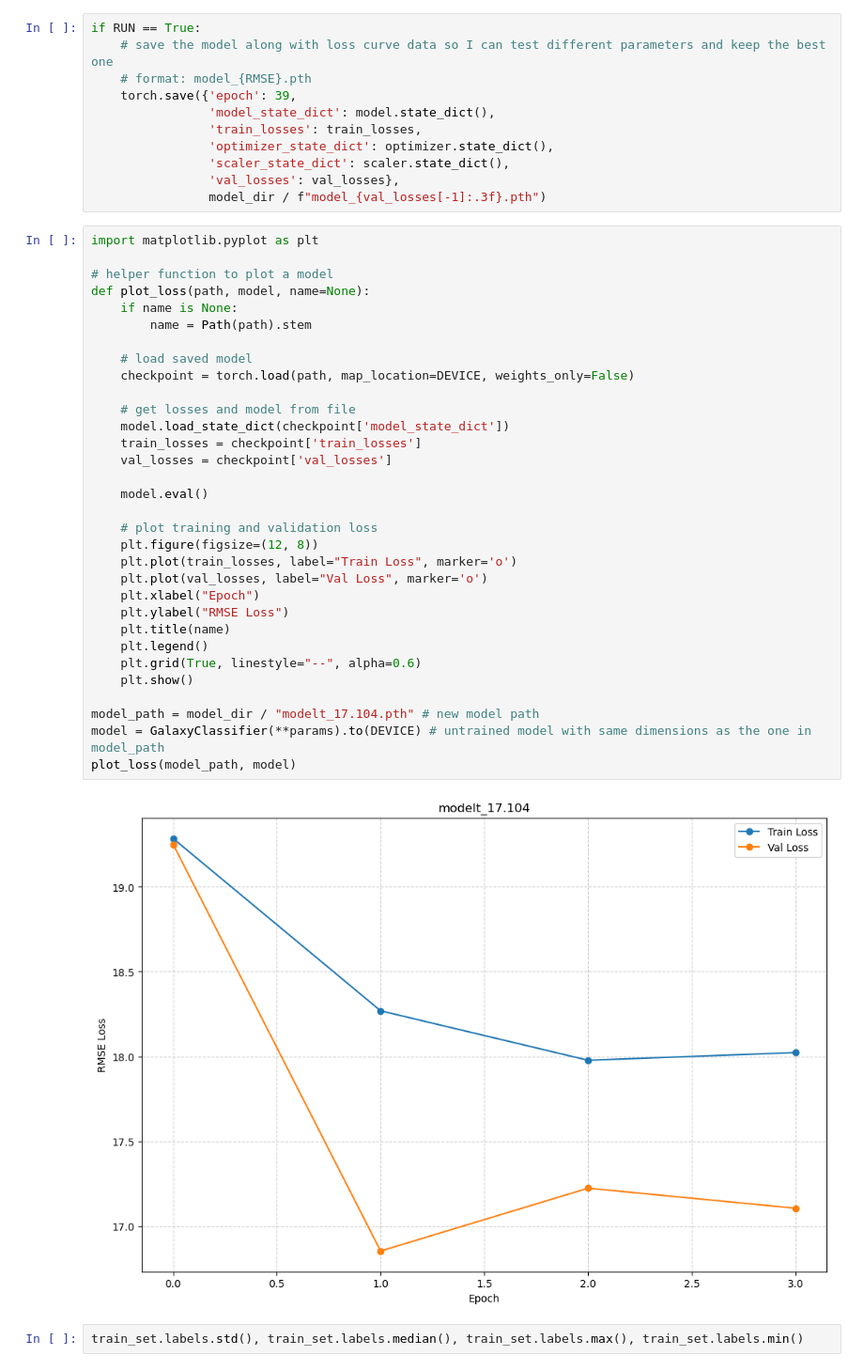
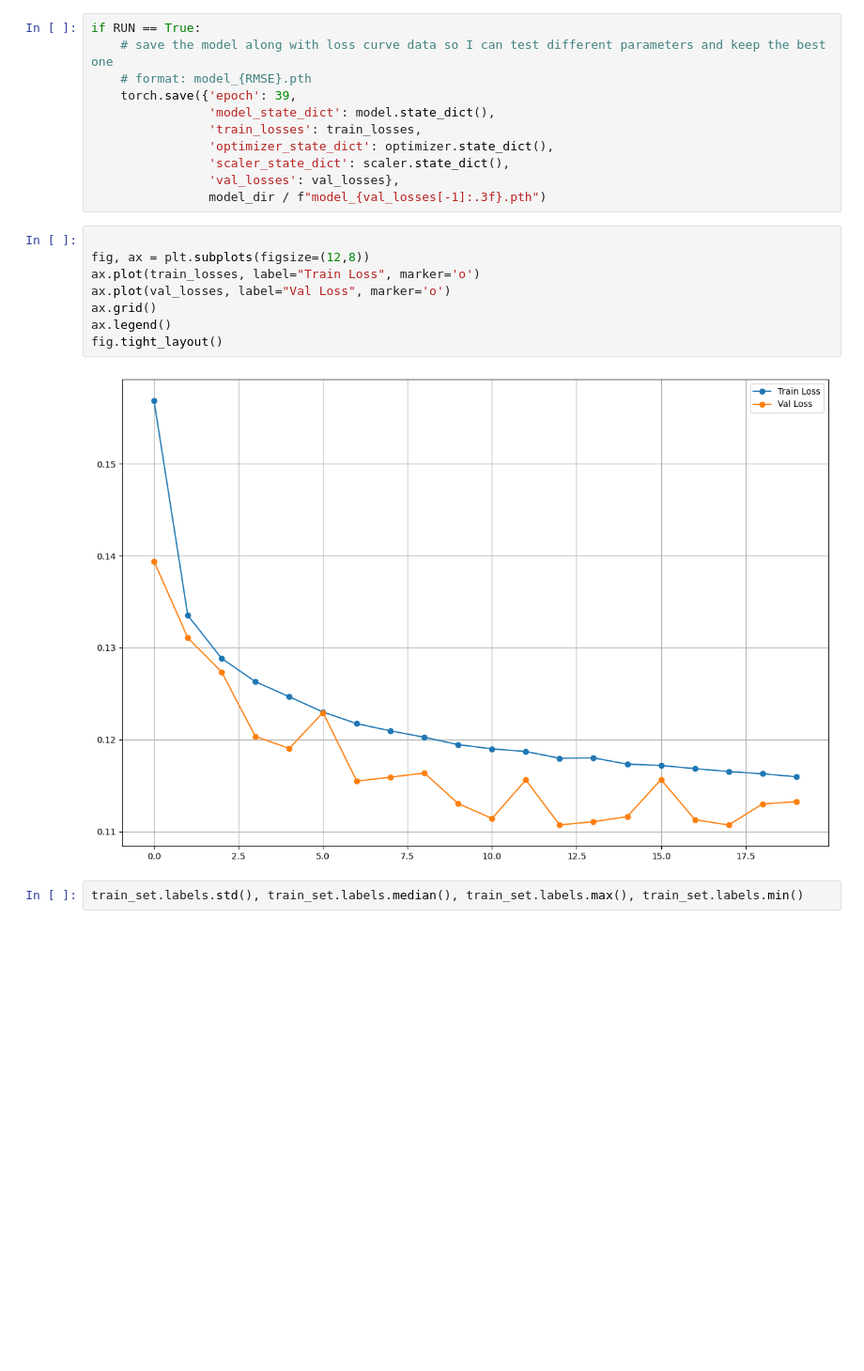
Before and after one commit to hartysimon-sketch/Galaxy-Classifier, a Jupyter notebook: Summer Research/train_test.ipynb, the cells around one changed output. Shown at 94% size. Saved outputs shown, nothing was run; the diff lists cells and outputs as text; blank space fills up the shorter version.

```diff
--- a/Summer Research/train_test.ipynb
+++ b/Summer Research/train_test.ipynb
@@ -250,40 +251,16 @@ if RUN == True:
                 'scaler_state_dict': scaler.state_dict(),
                 'val_losses': val_losses},
                 model_dir / f"model_{val_losses[-1]:.3f}.pth")
-# %%
-import matplotlib.pyplot as plt
-
-# helper function to plot a model
-def plot_loss(path, model, name=None):
-    if name is None:
-        name = Path(path).stem
-
-    # load saved model
-    checkpoint = torch.load(path, map_location=DEVICE, weights_only=False)
-
-    # get losses and model from file
-    model.load_state_dict(checkpoint['model_state_dict'])
-    train_losses = checkpoint['train_losses']
-    val_losses = checkpoint['val_losses']
-
-    model.eval()
-
-    # plot training and validation loss
-    plt.figure(figsize=(12, 8))
-    plt.plot(train_losses, label="Train Loss", marker='o')
-    plt.plot(val_losses, label="Val Loss", marker='o')
-    plt.xlabel("Epoch")
-    plt.ylabel("RMSE Loss")
-    plt.title(name)
-    plt.legend()
-    plt.grid(True, linestyle="--", alpha=0.6)
-    plt.show()
-
-model_path = model_dir / "modelt_17.104.pth" # new model path
-model = GalaxyClassifier(**params).to(DEVICE) # untrained model with same dimensions as the one in model_path
-plot_loss(model_path, model)
-# %% [output]
-[figure, removed]
+# %%
+
+fig, ax = plt.subplots(figsize=(12,8))
+ax.plot(train_losses, label="Train Loss", marker='o')
+ax.plot(val_losses, label="Val Loss", marker='o')
+ax.grid()
+ax.legend()
+fig.tight_layout()
+# %% [output]
+[figure, added]
 # %%
 train_set.labels.std(), train_set.labels.median(), train_set.labels.max(), train_set.labels.min()
 # %% [output]
```
Also changed, not shown: parts of 2 cells of this notebook.
